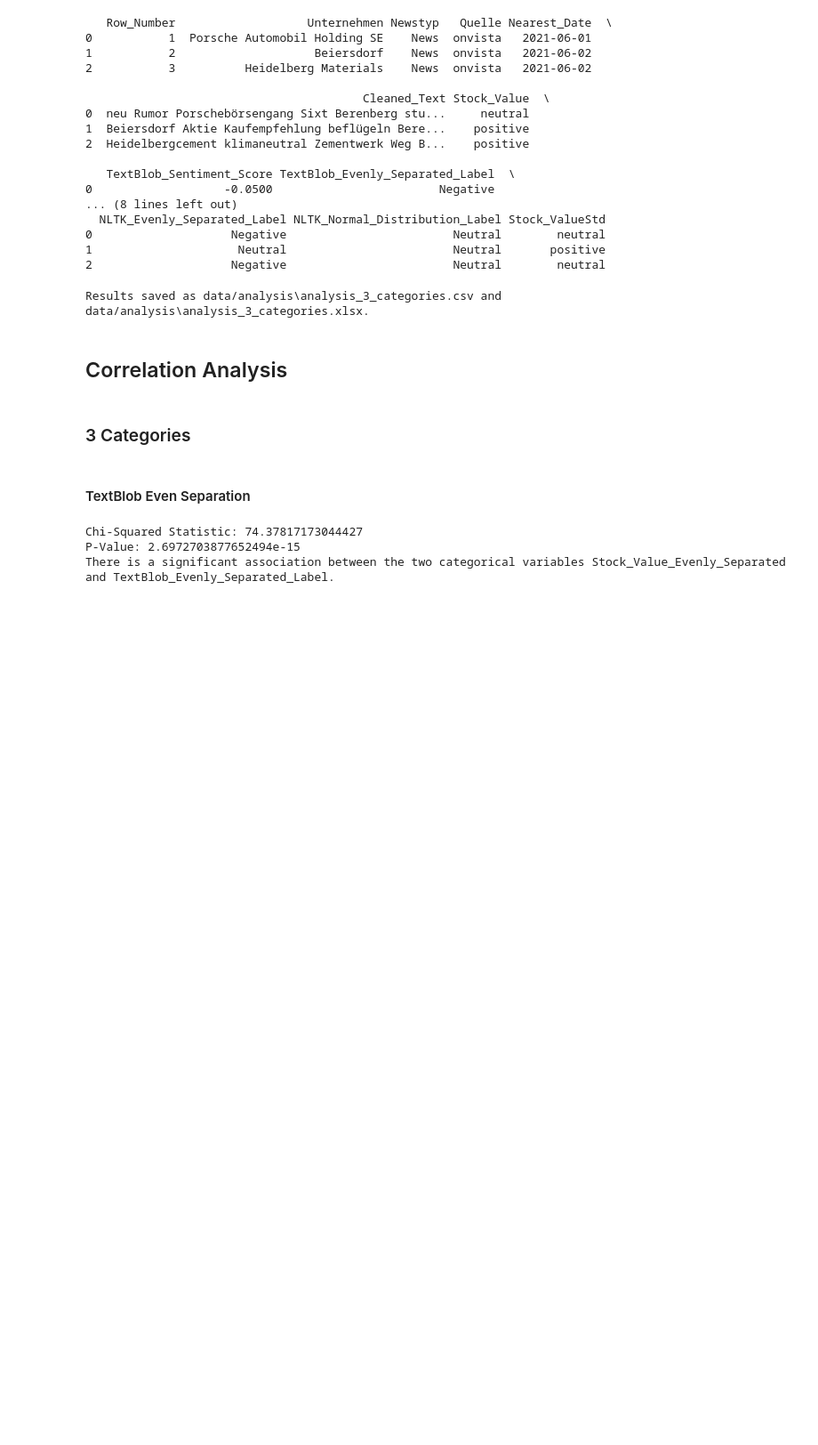
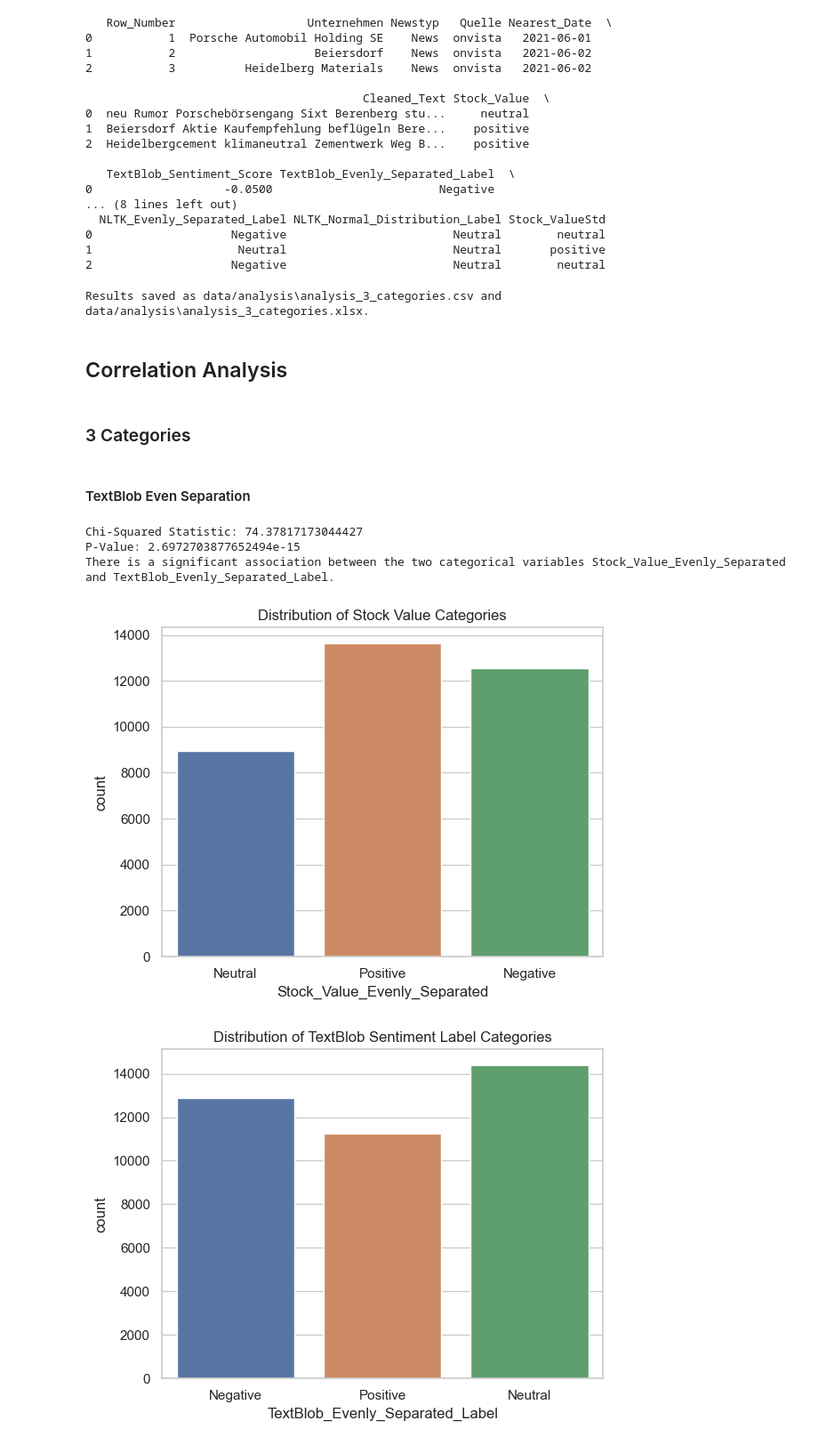
Before and after one commit to M-Mcknsn/NAK-Text-Analytics, a Jupyter notebook: src/correlation_analysis.ipynb, the cells around one changed output. Shown at 89% size. Saved outputs shown, nothing was run; the diff lists cells and outputs as text; code cells hidden in the pictures; blank space fills up the shorter version.

Commit message:
Tried adding some visuals.

```diff
--- a/src/correlation_analysis.ipynb
+++ b/src/correlation_analysis.ipynb
@@ -79,6 +80,10 @@ df_merged_3_categories.rename(columns={'Stock_ValueStd': 'Stock_Value_Normal_Dis
 cols = df_merged_3_categories.columns.tolist()
 cols.insert(7, cols.pop(cols.index('Stock_Value_Normal_Distribution')))
 df_merged_3_categories = df_merged_3_categories[cols]
+
+# 4. Capitalize the stock value
+df_merged_3_categories['Stock_Value_Evenly_Separated'] = df_merged_3_categories['Stock_Value_Evenly_Separated'].str.capitalize()
+df_merged_3_categories['Stock_Value_Normal_Distribution'] = df_merged_3_categories['Stock_Value_Normal_Distribution'].str.capitalize()
 # %%
 # Save the merged file in the correct repository folder
 
@@ -121,3 +126,15 @@ else:
 Chi-Squared Statistic: 74.37817173044427
 P-Value: 2.6972703877652494e-15
 There is a significant association between the two categorical variables Stock_Value_Evenly_Separated and TextBlob_Evenly_Separated_Label.
+# %%
+# Create bar charts for each categorical variable
+sns.countplot(data=df_merged_3_categories, x='Stock_Value_Evenly_Separated')
+plt.title('Distribution of Stock Value Categories')
+plt.show()
+
+sns.countplot(data=df_merged_3_categories, x='TextBlob_Evenly_Separated_Label')
+plt.title('Distribution of TextBlob Sentiment Label Categories')
+plt.show()
+# %% [output]
+[figure, added]
+[figure, added]
```
Also changed, not shown: parts of 5 cells of this notebook, 2 other files.
